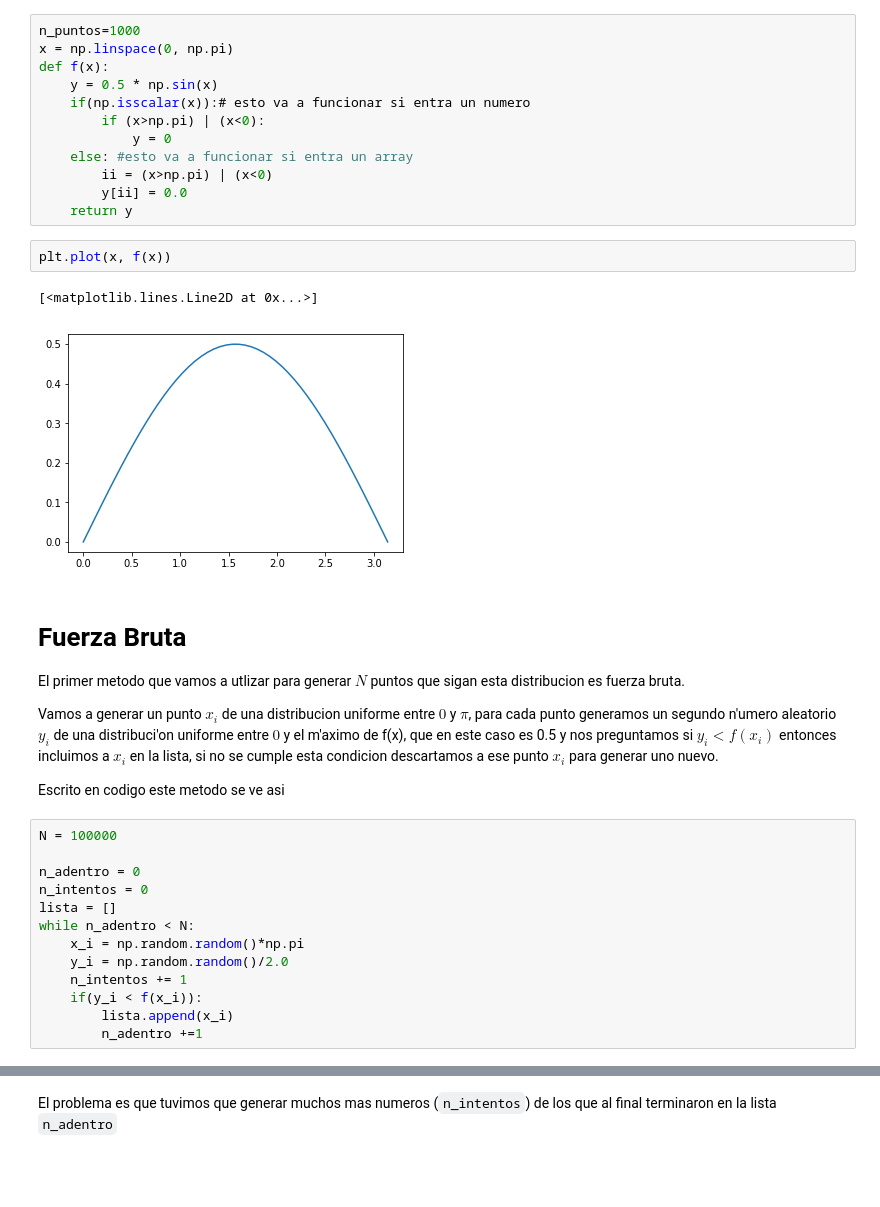
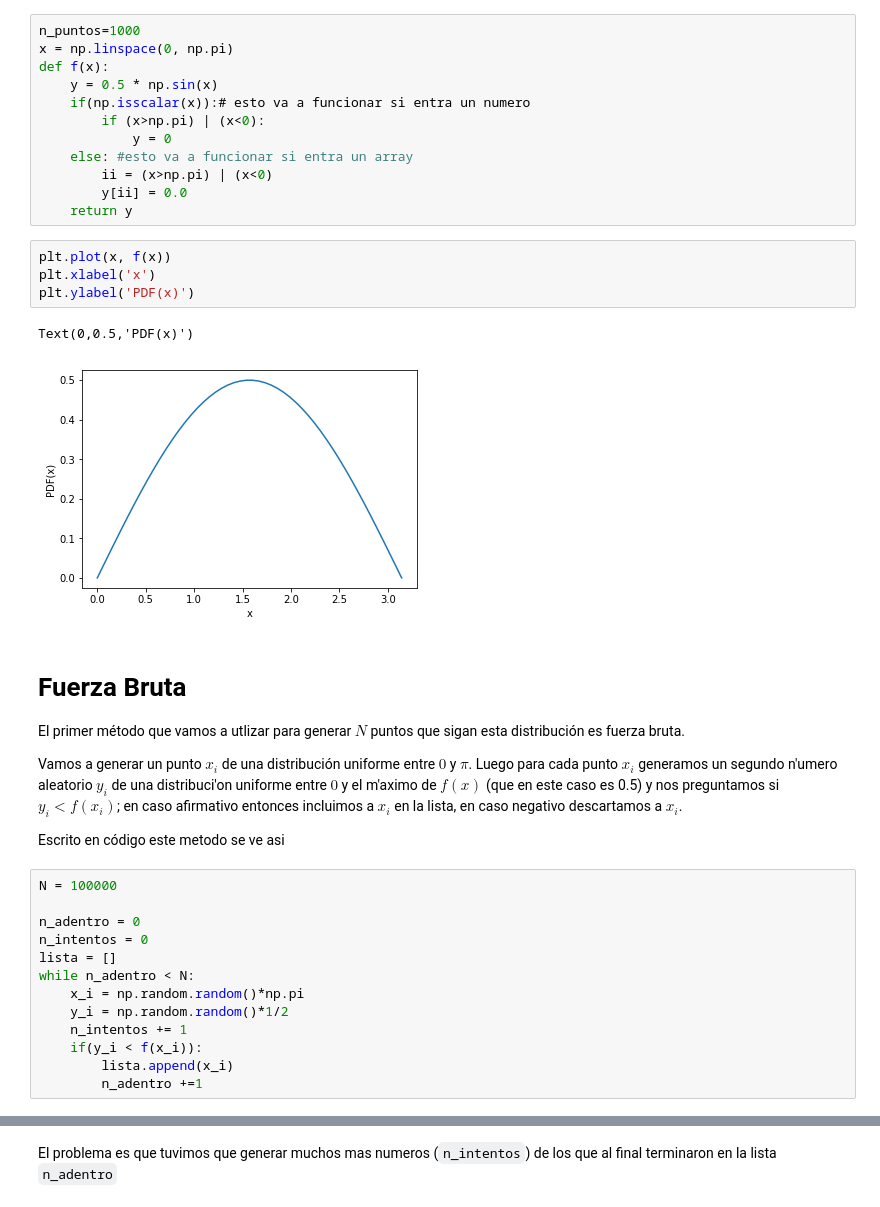
Before and after one commit to ComputoCienciasUniandes/MetodosComputacionalesAvanzados, a Jupyter notebook: secciones/05.MCMC/02_MetropolisHastings.ipynb, the cells around one changed output, grey strips where cells are left out. Cells and saved outputs as stored; diff of their text form; blank space fills up the shorter version.

```diff
--- a/secciones/05.MCMC/02_MetropolisHastings.ipynb
+++ b/secciones/05.MCMC/02_MetropolisHastings.ipynb
@@ -22,18 +24,19 @@ def f(x):
     return y
 # %%
 plt.plot(x, f(x))
+plt.xlabel('x')
+plt.ylabel('PDF(x)')
 # %% [output]
-[<matplotlib.lines.Line2D at 0x...>]
+Text(0,0.5,'PDF(x)')
-[figure, old version]
+[figure, new version]
 # %% [markdown]
 # Fuerza Bruta
 
-El primer metodo que vamos a utlizar para generar $N$ puntos que sigan esta distribucion es fuerza bruta.
+El primer método que vamos a utlizar para generar $N$ puntos que sigan esta distribución es fuerza bruta.
 
-Vamos a generar un punto $x_i$ de una distribucion uniforme entre $0$ y $\pi$, para cada punto generamos
-un segundo n\'umero aleatorio $y_i$ de una distribuci\'on uniforme entre $0$ y el m\'aximo de f(x), que en este caso es 0.5 y nos preguntamos si $y_i<f(x_i)$ entonces incluimos a $x_i$ en la lista, si no se cumple esta condicion descartamos a ese punto $x_i$ para generar uno nuevo.
+Vamos a generar un punto $x_i$ de una distribución uniforme entre $0$ y $\pi$. Luego para cada punto $x_i$ generamos un segundo n\'umero aleatorio $y_i$ de una distribuci\'on uniforme entre $0$ y el m\'aximo de $f(x)$ (que en este caso es 0.5) y nos preguntamos si $y_i<f(x_i)$; en caso afirmativo entonces incluimos a $x_i$ en la lista, en caso negativo descartamos a $x_i$.
 
-Escrito en codigo este metodo se ve asi
+Escrito en código este metodo se ve asi
 # %%
 N = 100000
 
@@ -42,7 +45,7 @@ n_intentos = 0
 lista = []
 while n_adentro < N:
     x_i = np.random.random()*np.pi
-    y_i = np.random.random()/2.0
+    y_i = np.random.random()*1/2
     n_intentos += 1
     if(y_i < f(x_i)):
         lista.append(x_i)
```
Also changed, not shown: parts of 15 cells of this notebook, 1 other file.
